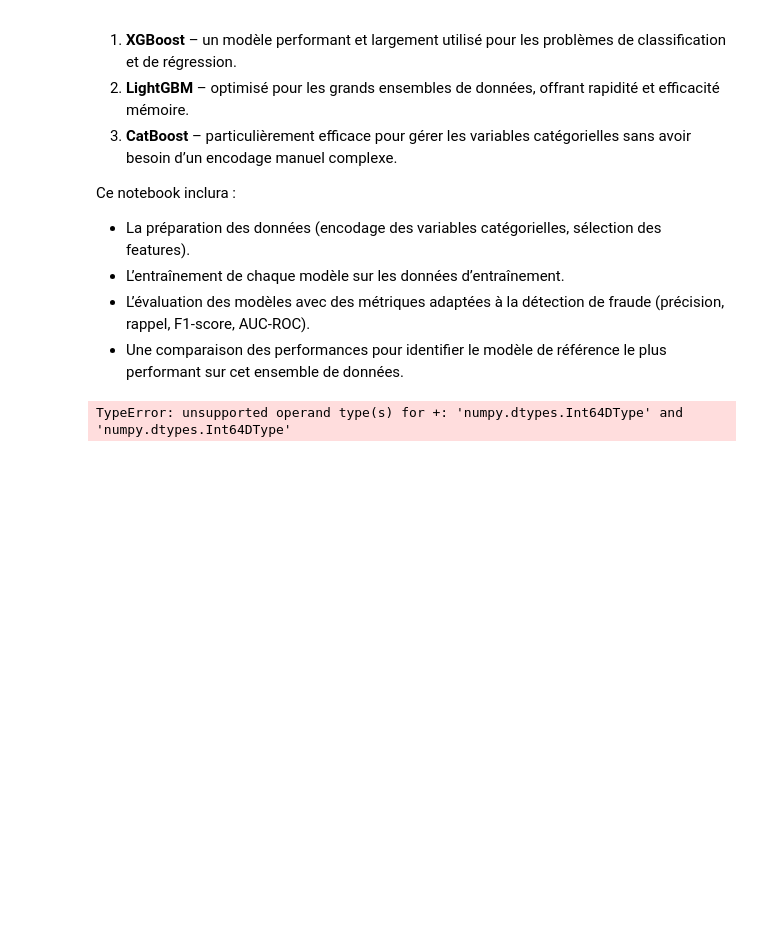
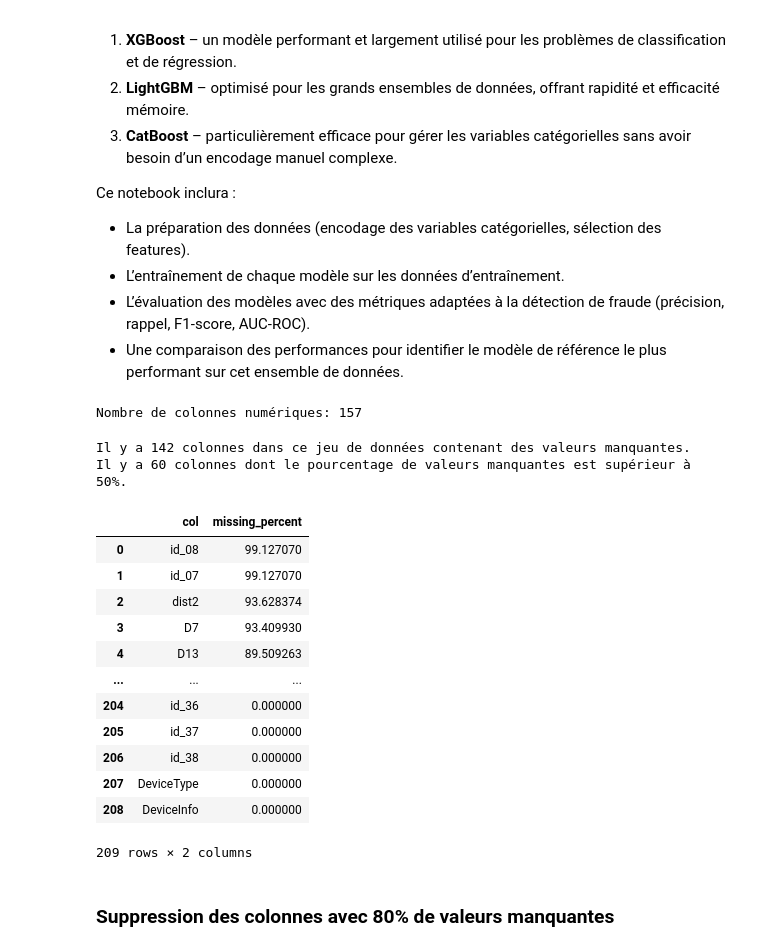
Before and after one commit to MackSH/ieee-fraud-detection, a Jupyter notebook: Notebooks/03_modeling_baseline.ipynb, the cells around one changed output. Cells and saved outputs as stored; diff of their text form; code cells hidden in the pictures; blank space fills up the shorter version.

```diff
--- a/Notebooks/03_modeling_baseline.ipynb
+++ b/Notebooks/03_modeling_baseline.ipynb
@@ -21,5 +28,48 @@ from lightgbm import LGBMClassifier
 # %%
 df_train = pd.read_csv('../Data/train_reduced.csv')
 # %%
+cat_cols = (['ProductCD'] +
+            ['card%d' % i for i in range(1, 7)] +
+            ['addr1', 'addr2', 'P_emaildomain', 'R_emaildomain'] +
+            ['M%d' % i for i in range(1, 10)] +
+            ['DeviceType', 'DeviceInfo'] +
+            ['id_%d' % i for i in range(12, 39)])
+
+type_map = {c: str for c in cat_cols}
+df_train[cat_cols] = df_train[cat_cols].astype(type_map, copy=False)
+
+id_cols = ['TransactionID', 'TransactionDT']
+target = 'isFraud'
-# %% [output]
-TypeError: unsupported operand type(s) for +: 'numpy.dtypes.Int64DType' and 'numpy.dtypes.Int64DType'
+# %%
+# colonnes du dataframe qui ne sont pas dans cat_cols
+num_cols = [col for col in df_train.columns if col not in cat_cols + id_cols + [target]]
+print(f"Nombre de colonnes numériques: {len(num_cols)}")
+# num_cols
+# %% [output]
+Nombre de colonnes numériques: 157
+# %%
+type_map = {c: 'float64' for c in num_cols}
+df_train[num_cols] = df_train[num_cols].astype(type_map, copy=False)
+# %%
+missing_cols = top_missing_cols(df_train, n=None,  thresh=50)
+# %% [output]
+Il y a 142 colonnes dans ce jeu de données contenant des valeurs manquantes.
+Il y a 60 colonnes dont le pourcentage de valeurs manquantes est supérieur à 50%.
+# %%
+missing_cols
+# %% [output]
+|  | col | missing_percent |
+| 0 | id_08 | 99.127070 |
+| 1 | id_07 | 99.127070 |
+| 2 | dist2 | 93.628374 |
+| 3 | D7 | 93.409930 |
+| 4 | D13 | 89.509263 |
+| ... | ... | ... |
+| 204 | id_36 | 0.000000 |
+| 205 | id_37 | 0.000000 |
+| 206 | id_38 | 0.000000 |
+| 207 | DeviceType | 0.000000 |
+| 208 | DeviceInfo | 0.000000 |
+209 rows × 2 columns
+# %% [markdown]
+### Suppression des colonnes avec 80% de valeurs manquantes
```
Also changed, not shown: parts of 26 cells of this notebook, 9 other files.
